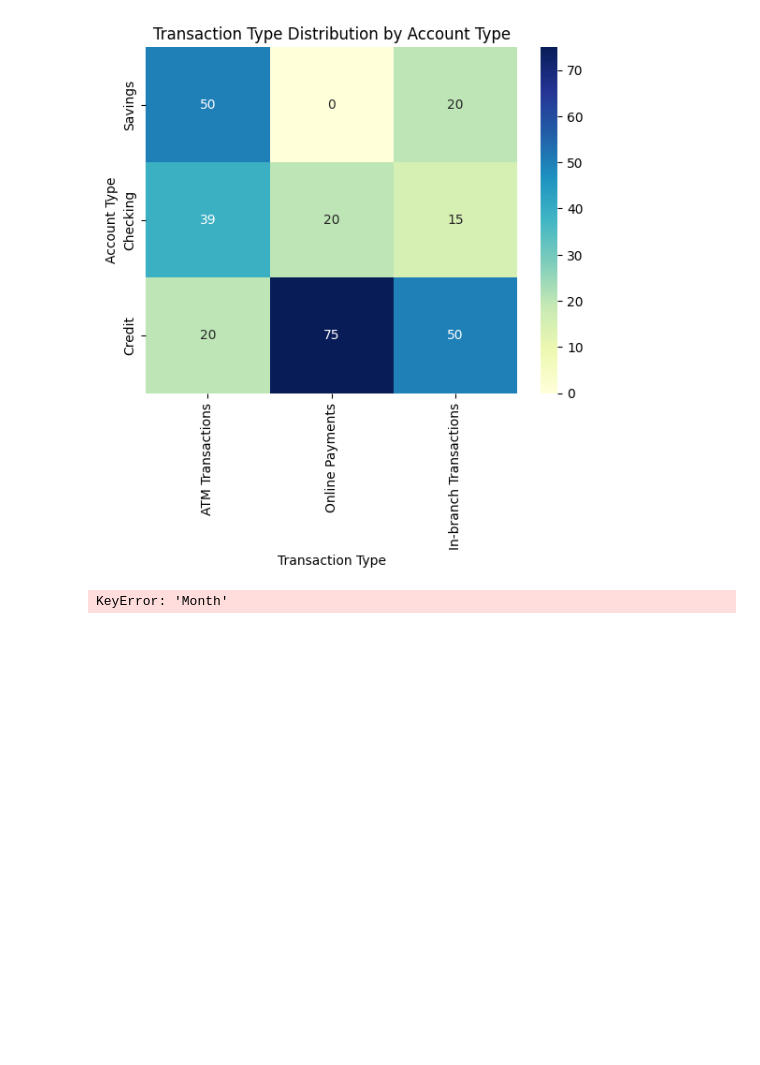
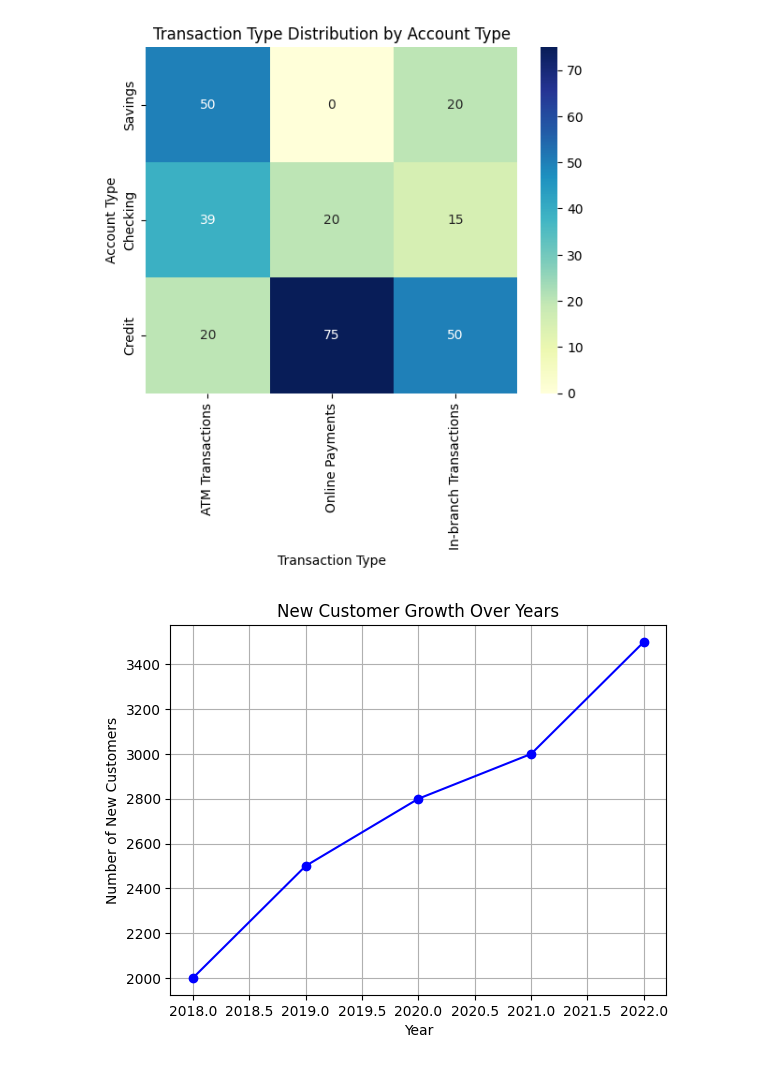
Before and after one commit to Yishak27/Python-training, a Jupyter notebook: datavisualization.ipynb, the cells around one changed output. Drawn from its saved outputs; the diff is of its cells as text; code cells hidden in the pictures; blank space fills up the shorter version.

Commit message:
update data visualization

```diff
--- a/datavisualization.ipynb
+++ b/datavisualization.ipynb
@@ -69,14 +69,17 @@ plt.ylabel('Account Type')
 plt.show()
 # %% [output]
 [figure]
-# %%
-# Customizing the Monthly Transaction Amounts line plot
-plt.plot(df['Month'], df['Transaction Amount'], marker='o', linestyle='-', color='green', label='Transaction Amount')
-plt.title('Monthly Transaction Amounts')
-plt.xlabel('Month')
-plt.ylabel('Transaction Amount ($)')
-plt.legend(loc='upper left')
-plt.grid(True)
-plt.show()
-# %% [output]
-KeyError: 'Month'
+# %%
+# Sample data: New customers added each year
+data = {'Year': [2018, 2019, 2020, 2021, 2022],
+        'New Customers': [2000, 2500, 2800, 3000, 3500]}
+df = pd.DataFrame(data)
+# Plotting
+plt.plot(df['Year'], df['New Customers'], marker='o', linestyle='-', color='blue')
+plt.title('New Customer Growth Over Years')
+plt.xlabel('Year')
+plt.ylabel('Number of New Customers')
+plt.grid(True)
+plt.show()
+# %% [output]
+[figure, added]
```
